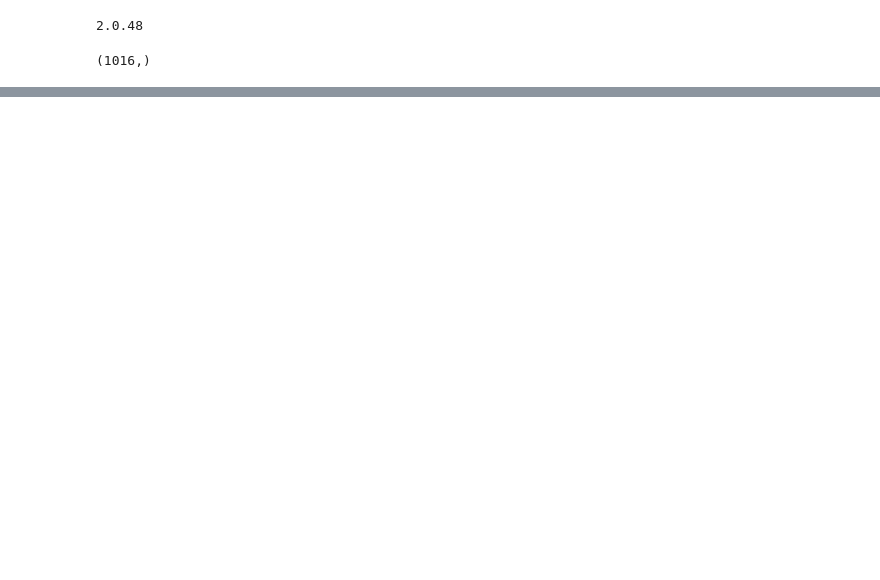
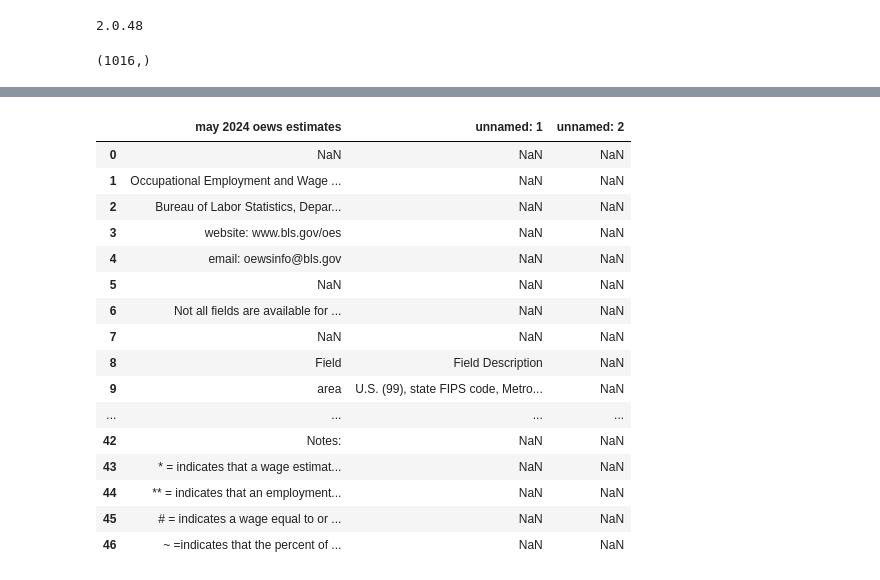
Before and after one commit to blue-santa/comparing-training-req-to-salary-exp, a Jupyter notebook: notebooks/2026-03-29-00-train_reward_compare_data_wrangling.ipynb, the cells around one changed output, grey strips where cells are left out. Cells and saved outputs as stored; diff of their text form; code cells hidden in the pictures; blank space fills up the shorter version.

Commit message:
first pass getting field desc sorted into a df

```diff
--- a/notebooks/2026-03-29-00-train_reward_compare_data_wrangling.ipynb
+++ b/notebooks/2026-03-29-00-train_reward_compare_data_wrangling.ipynb
@@ -24,3 +28,7 @@ file_nat = '../raw-data/bls-wage/oesm24nat/national_M2024_dl.xlsx'
 # %%
-nat_bls = pd.ExcelFile(file_nat)
+nat = pd.ExcelFile(file_nat)
+sta = pd.ExcelFile(file_sta)
+met = pd.ExcelFile(file_met)
+bos = pd.ExcelFile(file_bos)
+nbs = pd.ExcelFile(file_nbs)
 # %%
@@ -29,0 +76,2 @@ print(nat_bls.sheet_names)
+# %%
+nat_desc = nat.parse('Field Descriptions')
@@ -29,0 +100,22 @@ print(nat_bls.sheet_names)
+# %%
+nat_desc.columns = nat_desc.columns.str.lower()
+# %%
+nat_desc.iloc[:,:]
+# %% [output]
+|  | may 2024 oews estimates | unnamed: 1 | unnamed: 2 |
+| 0 | NaN | NaN | NaN |
+| 1 | Occupational Employment and Wage ... | NaN | NaN |
+| 2 | Bureau of Labor Statistics, Depar... | NaN | NaN |
+| 3 | website: www.bls.gov/oes | NaN | NaN |
+| 4 | email: oewsinfo@bls.gov | NaN | NaN |
+| 5 | NaN | NaN | NaN |
+| 6 | Not all fields are available for ... | NaN | NaN |
+| 7 | NaN | NaN | NaN |
+| 8 | Field | Field Description | NaN |
+| 9 | area | U.S. (99), state FIPS code, Metro... | NaN |
+| ... | ... | ... | ... |
+| 42 | Notes: | NaN | NaN |
+| 43 | * = indicates that a wage estimat... | NaN | NaN |
+| 44 | ** = indicates that an employment... | NaN | NaN |
+| 45 | # = indicates a wage equal to or ... | NaN | NaN |
+| 46 | ~ =indicates that the percent of ... | NaN | NaN |
```
Also changed, not shown: parts of 32 cells of this notebook.
